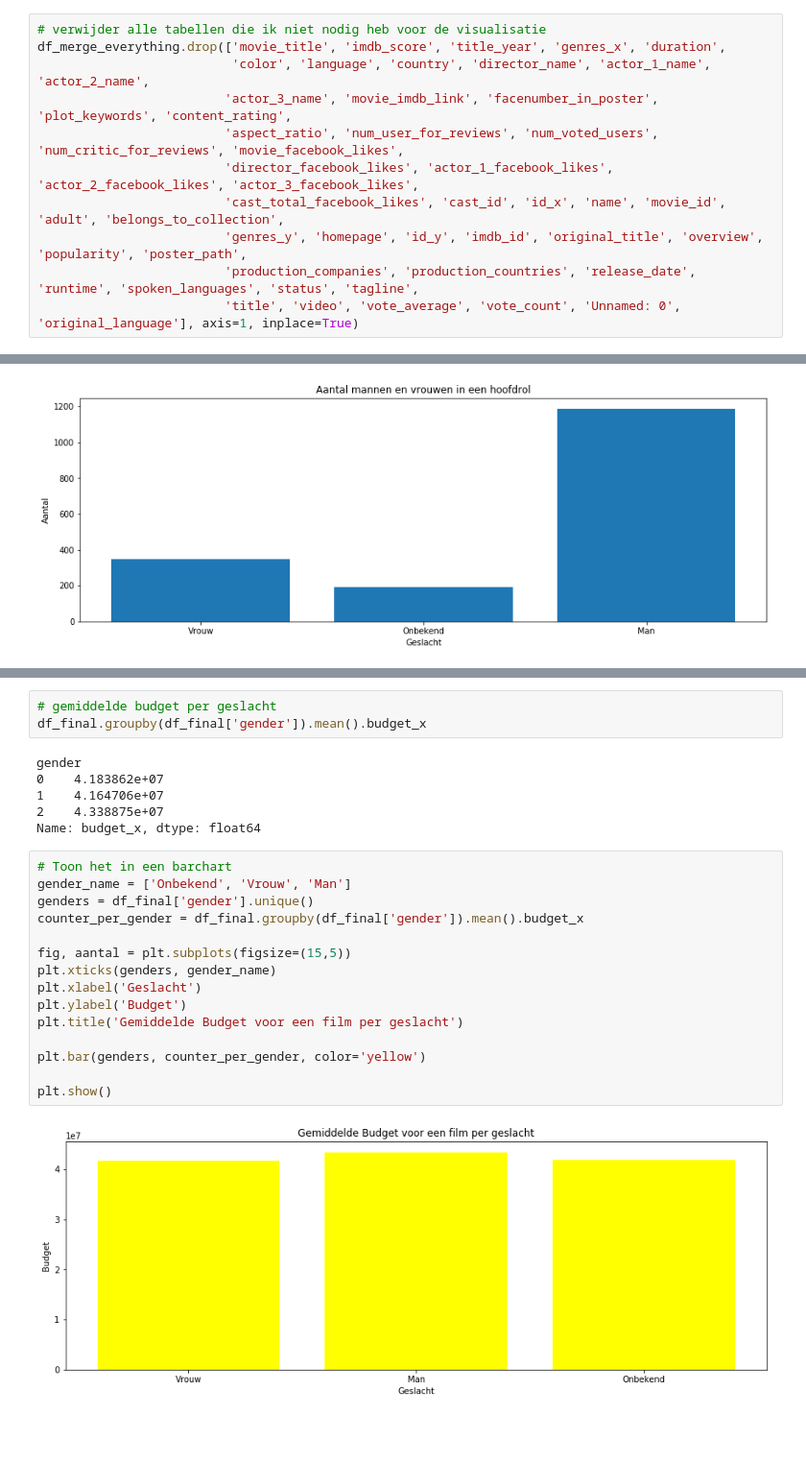
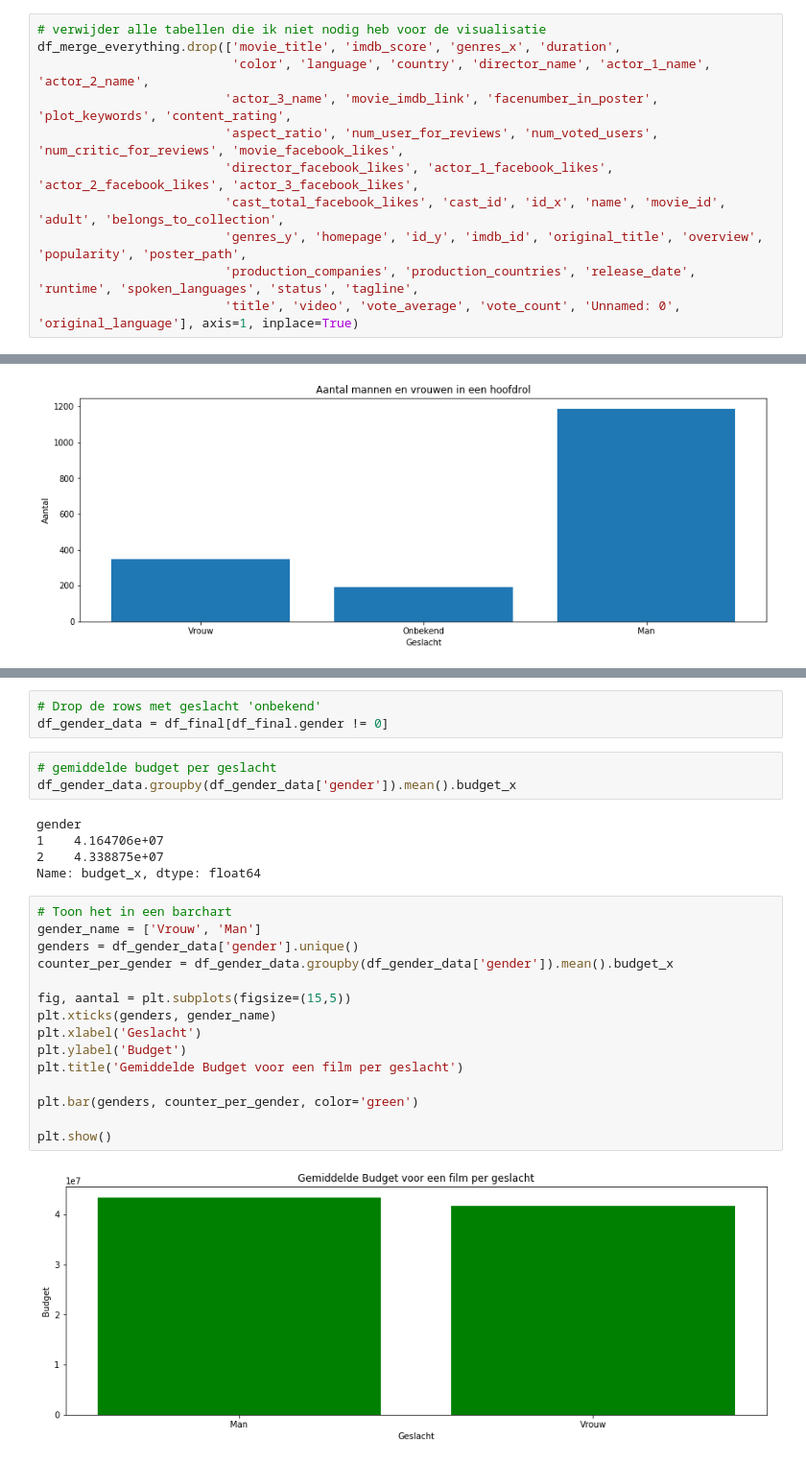
Before and after one commit to Danny-cao/DataScienceMovies, a Jupyter notebook: DataScienceFilms.ipynb, the cells around one changed output, grey strips where cells are left out. Shown at 96% size. Cells and saved outputs as stored; diff of their text form; blank space fills up the shorter version.

```diff
--- a/DataScienceFilms.ipynb
+++ b/DataScienceFilms.ipynb
@@ -471,7 +513,7 @@ df_merge_everything.head()
 | 4 | Avatar | 7.9 | 2009.0 | Action|Adventure|Fantasy|Sci-Fi | 178.0 | 237000000.0 | 760505847.0 | Color | English | ... |
 # %%
 # verwijder alle tabellen die ik niet nodig heb voor de visualisatie
-df_merge_everything.drop(['movie_title', 'imdb_score', 'title_year', 'genres_x', 'duration',
+df_merge_everything.drop(['movie_title', 'imdb_score', 'genres_x', 'duration',
                           'color', 'language', 'country', 'director_name', 'actor_1_name', 'actor_2_name',
                          'actor_3_name', 'movie_imdb_link', 'facenumber_in_poster', 'plot_keywords', 'content_rating',
                          'aspect_ratio', 'num_user_for_reviews', 'num_voted_users', 'num_critic_for_reviews', 'movie_facebook_likes',
@@ -533,26 +585,28 @@ plt.show()
+# %%
+# Drop de rows met geslacht 'onbekend'
+df_gender_data = df_final[df_final.gender != 0]
 # %%
 # gemiddelde budget per geslacht
-df_final.groupby(df_final['gender']).mean().budget_x
+df_gender_data.groupby(df_gender_data['gender']).mean().budget_x
 # %% [output]
 gender
-0    4.183862e+07
 1    4.164706e+07
 2    4.338875e+07
 Name: budget_x, dtype: float64
 # %%
 # Toon het in een barchart
-gender_name = ['Onbekend', 'Vrouw', 'Man']
-genders = df_final['gender'].unique()
-counter_per_gender = df_final.groupby(df_final['gender']).mean().budget_x
+gender_name = ['Vrouw', 'Man']
+genders = df_gender_data['gender'].unique()
+counter_per_gender = df_gender_data.groupby(df_gender_data['gender']).mean().budget_x
 
 fig, aantal = plt.subplots(figsize=(15,5))
 plt.xticks(genders, gender_name)
 plt.xlabel('Geslacht')
 plt.ylabel('Budget')
 plt.title('Gemiddelde Budget voor een film per geslacht')
 
-plt.bar(genders, counter_per_gender, color='yellow')
+plt.bar(genders, counter_per_gender, color='green')
 
 plt.show()
 # %% [output]
-[figure, old version]
+[figure, new version]
```
Also changed, not shown: parts of 18 cells of this notebook, 1 other file.
